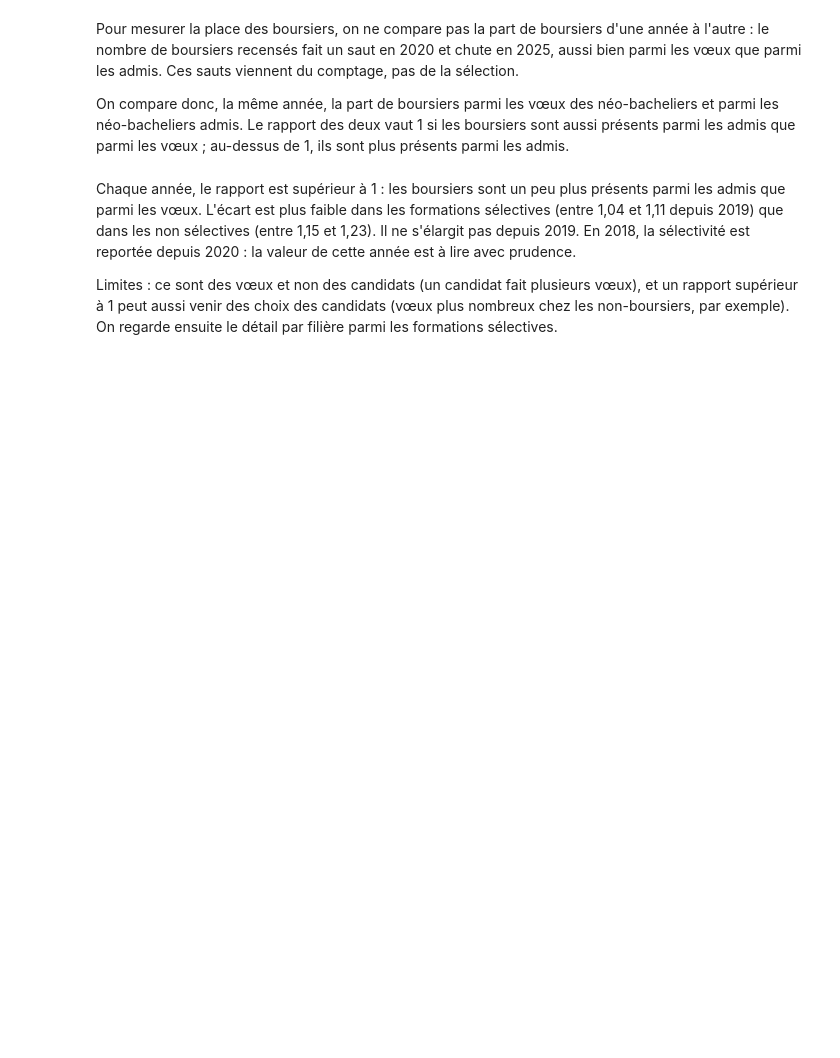
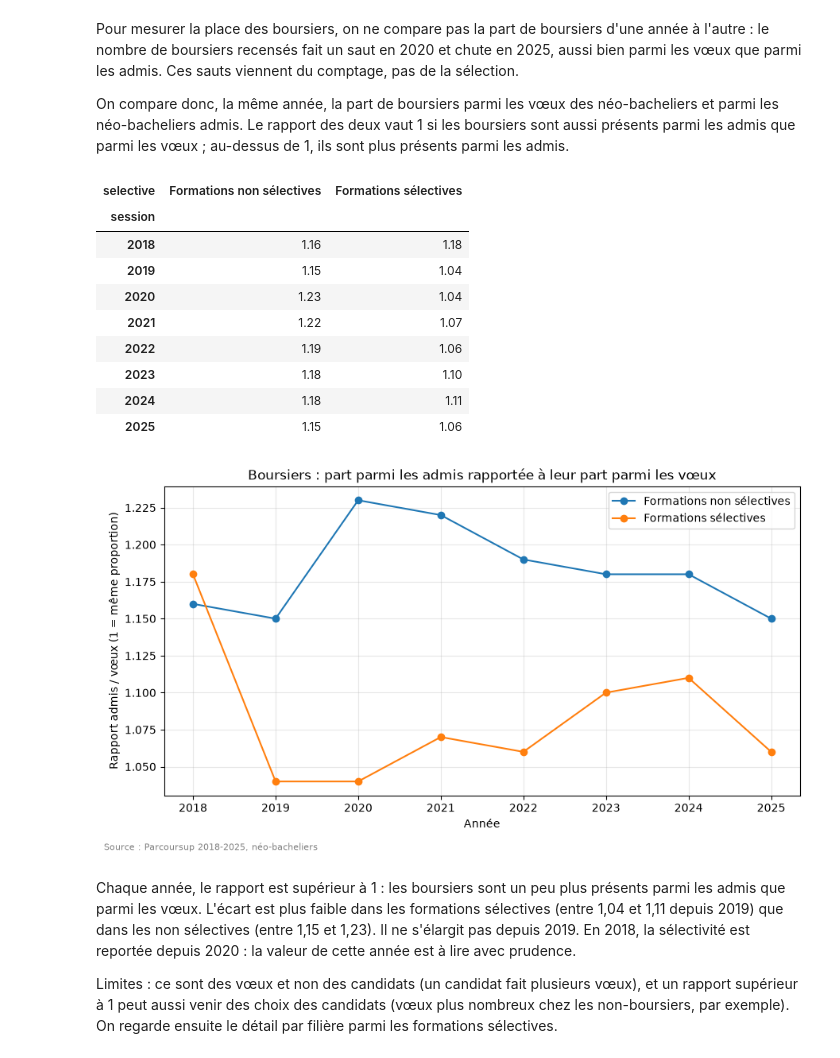
Before and after one commit to Light-star01/python_datascience, a Jupyter notebook: notebooks/rapport.ipynb, the cells around one changed output. Drawn from its saved outputs; the diff is of its cells as text; code cells hidden in the pictures; blank space fills up the shorter version.

```diff
--- a/notebooks/rapport.ipynb
+++ b/notebooks/rapport.ipynb
@@ -134,8 +179,28 @@ On compare donc, la même année, la part de boursiers parmi les vœux des néo-
 # %%
 boursiers = boursiers_admis_et_candidats(base, ["session", "selective"])
 
 # Rapport admis / vœux : une colonne pour les non sélectives (0) et une pour les sélectives (1)
-boursiers["rapport"].unstack()
+rapport_boursiers = boursiers["rapport"].unstack().rename(columns={0.0: "Formations non sélectives",
+                                                                   1.0: "Formations sélectives"})
+
+courbes(rapport_boursiers,
+        titre="Boursiers : part parmi les admis rapportée à leur part parmi les vœux",
+        axe_y="Rapport admis / vœux (1 = même proportion)",
+        source="Parcoursup 2018-2025, néo-bacheliers",
+        depuis_zero=False);
+rapport_boursiers
+# %% [output]
+| selective | Formations non sélectives | Formations sélectives |
+| session |  |  |
+| 2018 | 1.16 | 1.18 |
+| 2019 | 1.15 | 1.04 |
+| 2020 | 1.23 | 1.04 |
+| 2021 | 1.22 | 1.07 |
+| 2022 | 1.19 | 1.06 |
+| 2023 | 1.18 | 1.10 |
+| 2024 | 1.18 | 1.11 |
+| 2025 | 1.15 | 1.06 |
+[figure, added]
 # %% [markdown]
 Chaque année, le rapport est supérieur à 1 : les boursiers sont un peu plus présents parmi les admis que parmi les vœux. L'écart est plus faible dans les formations sélectives (entre 1,04 et 1,11 depuis 2019) que dans les non sélectives (entre 1,15 et 1,23). Il ne s'élargit pas depuis 2019. En 2018, la sélectivité est reportée depuis 2020 : la valeur de cette année est à lire avec prudence.
 
```
Also changed, not shown: parts of 12 cells of this notebook, 4 other files.
